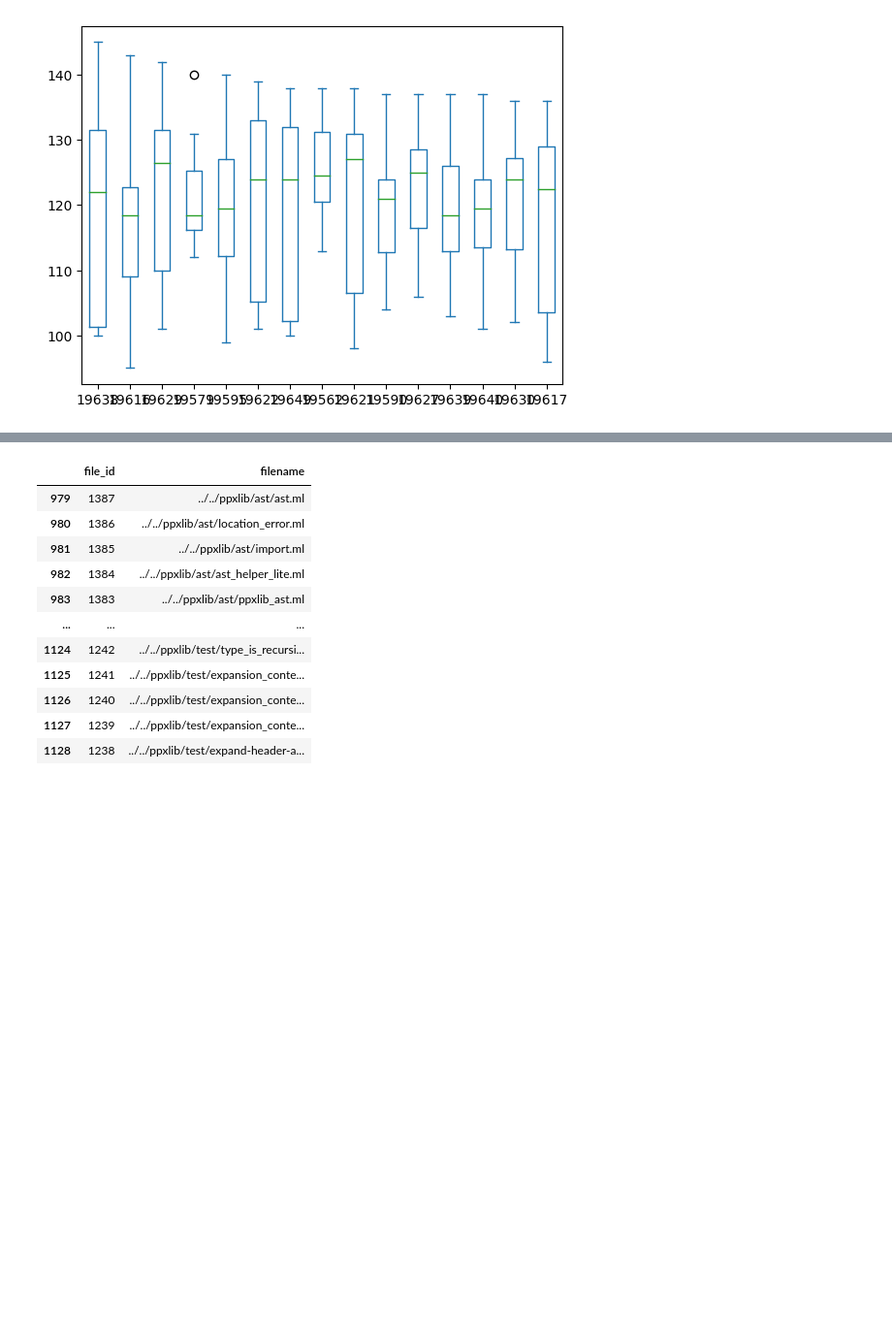
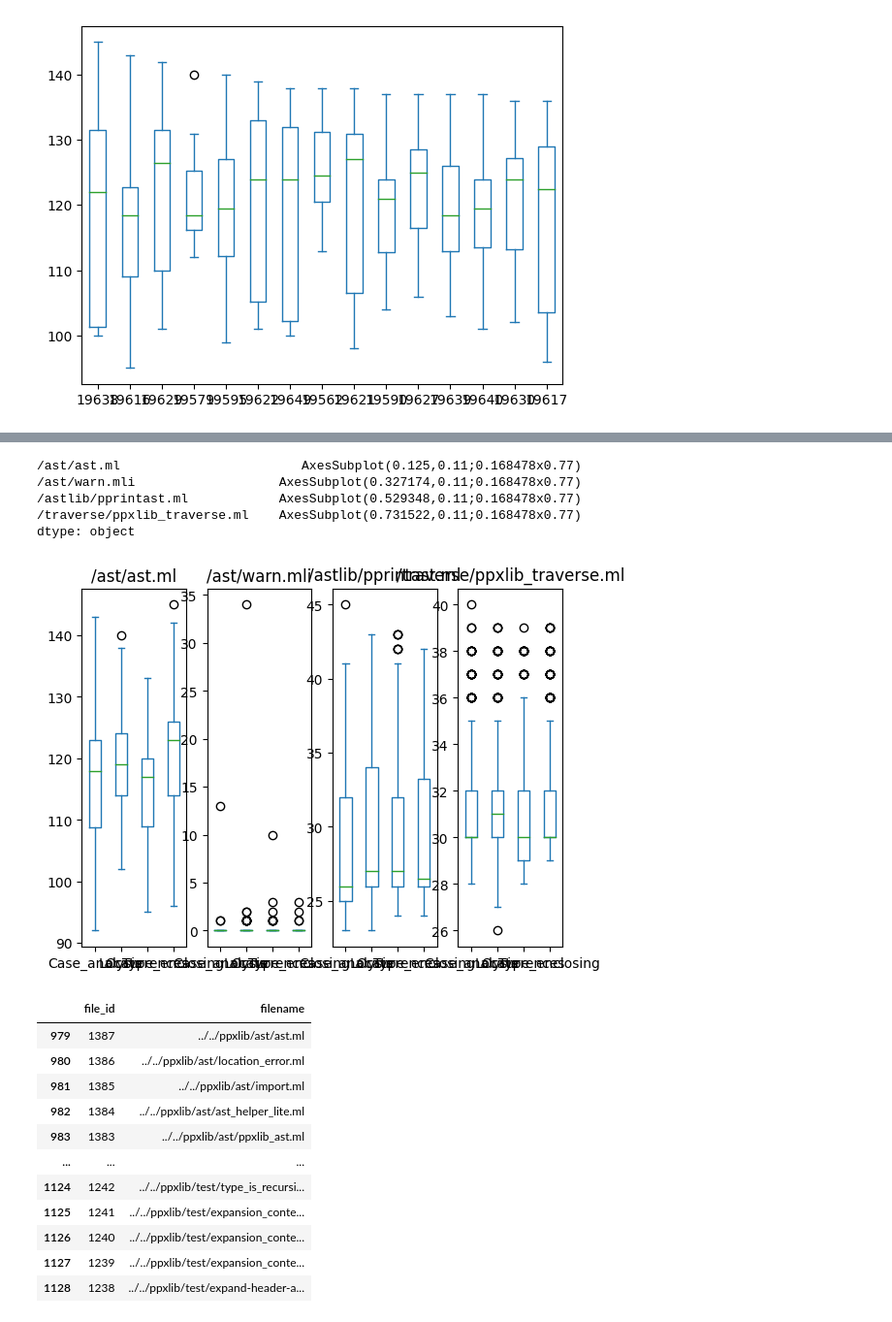
Before and after one commit to pitag-ha/merl-an, a Jupyter notebook: dev/trying_pandas.ipynb, the cells around one changed output, grey strips where cells are left out. Shown at 97% size. Saved outputs shown, nothing was run; the diff lists cells and outputs as text; code cells hidden in the pictures; blank space fills up the shorter version.

```diff
--- a/dev/trying_pandas.ipynb
+++ b/dev/trying_pandas.ipynb
@@ -120,3 +89,6 @@ worst_timings.plot.box()
 # %% [output]
 <AxesSubplot: >
 [figure]
+# %%
+sorted_performances1["file"]=sorted_performances1["file"].apply(remove_project_prefix)
+sorted_performances1[(sorted_performances1["file"] == "/ast/ast.ml") & (sorted_performances1["max_timing"] != 145)]
@@ -122,0 +113,6 @@ worst_timings.plot.box()
+# %%
+# Small hack: Need to fix query_type type: for some reason it gets serialized into a list
+def extract_first(x):
+    if isinstance(x, list): return x[0]
+    return x
+sorted_performances1["query_type"] = sorted_performances1["query_type"].apply(extract_first)
@@ -133,0 +186,3 @@ timings_per_file.iloc[:, :5].plot.box()
+# %%
+file_timing_groouped_by_qt = pd.DataFrame.from_records([{row["file"] : t, "qt" : row["query_type"]} for i, row in sorted_performances1[(~sorted_performances1["file"].str.startswith("/bench")) & ~sorted_performances1["file"].str.startswith("/test")].iterrows() for t in row["timings"]])
+file_timing_groouped_by_qt
@@ -134,3 +203,14 @@ timings_per_file.iloc[:, :5].plot.box()
+# %%
+cropped = file_timing_groouped_by_qt.iloc[:, :5]
+# %%
+cropped.plot.box(by="qt")
+# %% [output]
+/ast/ast.ml                        AxesSubplot(0.125,0.11;0.168478x0.77)
+/ast/warn.mli                   AxesSubplot(0.327174,0.11;0.168478x0.77)
+/astlib/pprintast.ml            AxesSubplot(0.529348,0.11;0.168478x0.77)
+/traverse/ppxlib_traverse.ml    AxesSubplot(0.731522,0.11;0.168478x0.77)
+dtype: object
+[figure, added]
 # %%
 files_filtered
 # %% [output]
```
Also changed, not shown: parts of 13 cells of this notebook.
